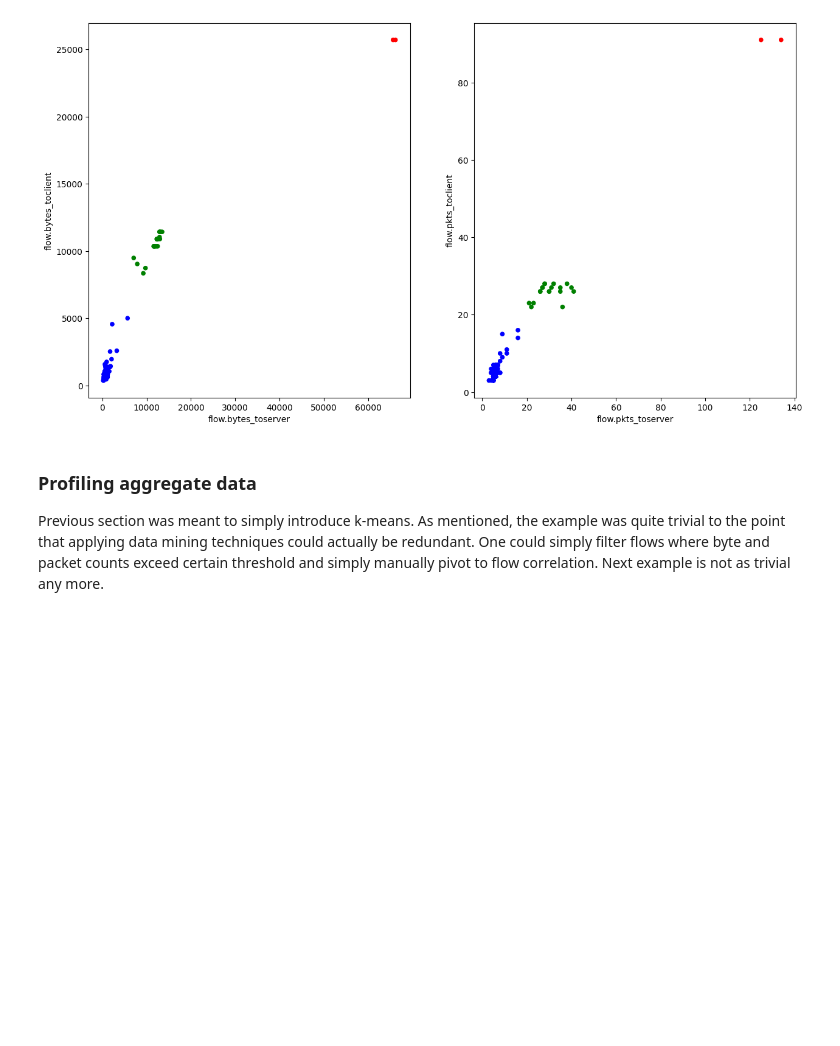
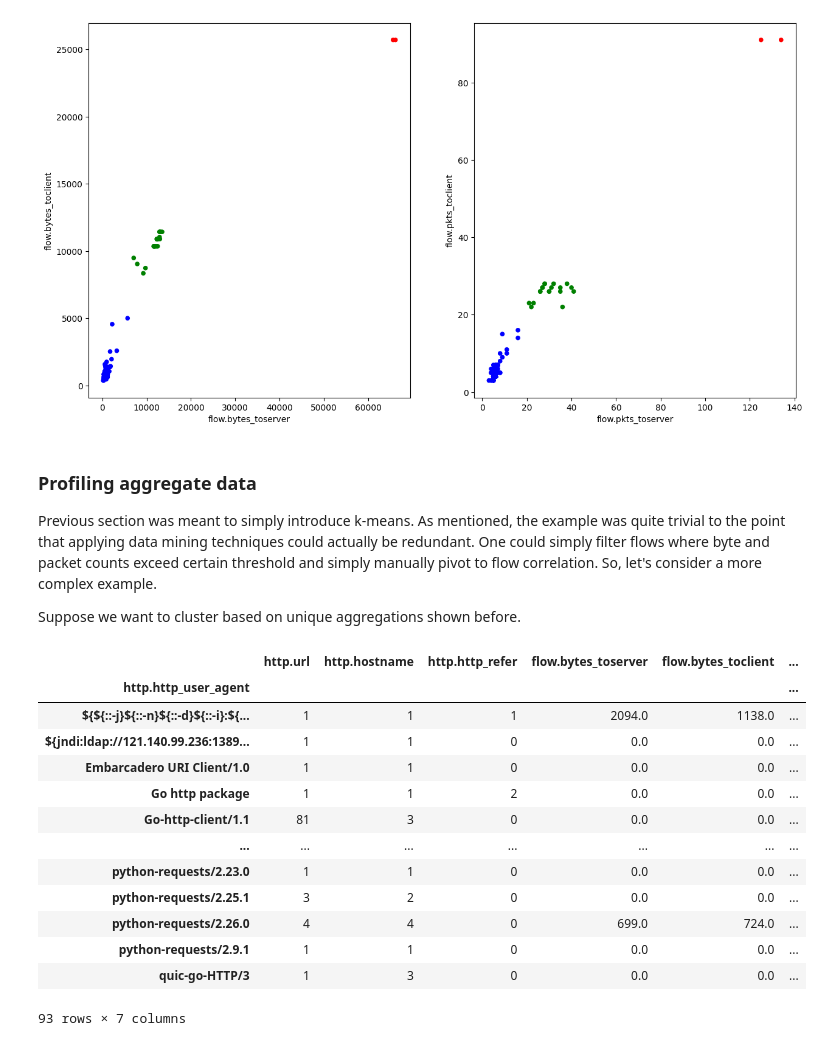
Before and after one commit to markuskont/suricata-analytics-1, a Jupyter notebook: jupyter/Notebooks/JupyterPlaybooksForSuricata.ipynb, the cells around one changed output. Cells and saved outputs as stored; diff of their text form; code cells hidden in the pictures; blank space fills up the shorter version.

```diff
--- a/jupyter/Notebooks/JupyterPlaybooksForSuricata.ipynb
+++ b/jupyter/Notebooks/JupyterPlaybooksForSuricata.ipynb
@@ -1247,7 +1247,38 @@ DF_FLOW.plot.scatter(x="flow.pkts_toserver", y="flow.pkts_toclient", ax=axes[1],
 # %% [markdown]
 ### Profiling aggregate data
 
-Previous section was meant to simply introduce k-means. As mentioned, the example was quite trivial to the point that applying data mining techniques could actually be redundant. One could simply filter flows where byte and packet counts exceed certain threshold and simply manually pivot to flow correlation. Next example is not as trivial any more.
+Previous section was meant to simply introduce k-means. As mentioned, the example was quite trivial to the point that applying data mining techniques could actually be redundant. One could simply filter flows where byte and packet counts exceed certain threshold and simply manually pivot to flow correlation. So, let's consider a more complex example.
+
+Suppose we want to cluster based on unique aggregations shown before.
+# %%
+(
+    DF
+    .groupby("http.http_user_agent")
+    .agg({
+        "http.url": "nunique",
+        "http.hostname": "nunique",
+        "http.http_refer": "nunique",
+        "flow.bytes_toserver": "sum",
+        "flow.bytes_toclient": "sum",
+        "flow.pkts_toserver": "sum",
+        "flow.pkts_toclient": "sum",
+    })
+)
+# %% [output]
+|  | http.url | http.hostname | http.http_refer | flow.bytes_toserver | flow.bytes_toclient | ... |
+| http.http_user_agent |  |  |  |  |  | ... |
+| ${${::-j}${::-n}${::-d}${::-i}:${... | 1 | 1 | 1 | 2094.0 | 1138.0 | ... |
+| ${jndi:ldap://121.140.99.236:1389... | 1 | 1 | 0 | 0.0 | 0.0 | ... |
+| Embarcadero URI Client/1.0 | 1 | 1 | 0 | 0.0 | 0.0 | ... |
+| Go http package | 1 | 1 | 2 | 0.0 | 0.0 | ... |
+| Go-http-client/1.1 | 81 | 3 | 0 | 0.0 | 0.0 | ... |
+| ... | ... | ... | ... | ... | ... | ... |
+| python-requests/2.23.0 | 1 | 1 | 0 | 0.0 | 0.0 | ... |
+| python-requests/2.25.1 | 3 | 2 | 0 | 0.0 | 0.0 | ... |
+| python-requests/2.26.0 | 4 | 4 | 0 | 699.0 | 724.0 | ... |
+| python-requests/2.9.1 | 1 | 1 | 0 | 0.0 | 0.0 | ... |
+| quic-go-HTTP/3 | 1 | 3 | 0 | 0.0 | 0.0 | ... |
+93 rows × 7 columns
 # %%
 DF_FLOW = DF.loc[DF.event_type == "flow"].dropna(how="all", axis=1)
 DF_HTTP = DF.loc[DF.event_type == "http"].dropna(how="all", axis=1)
```
Also changed, not shown: parts of 43 cells of this notebook.
